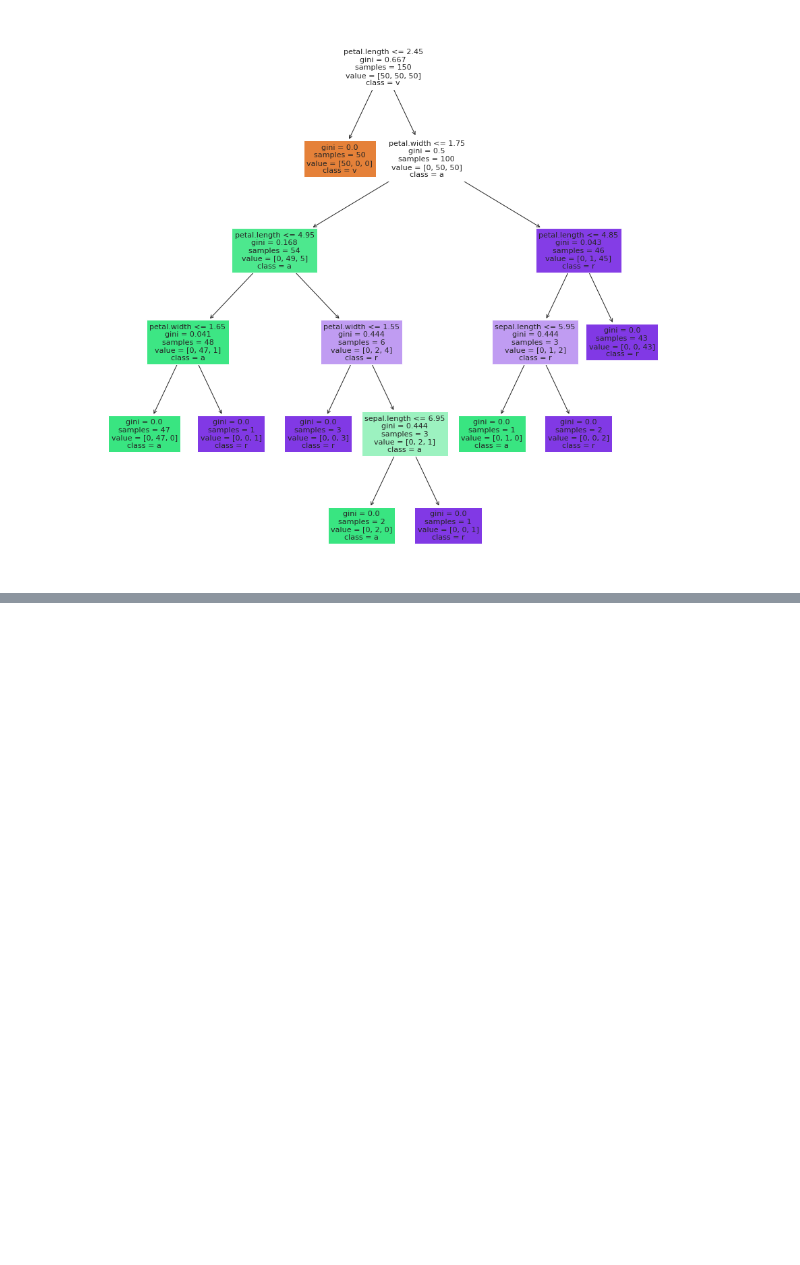
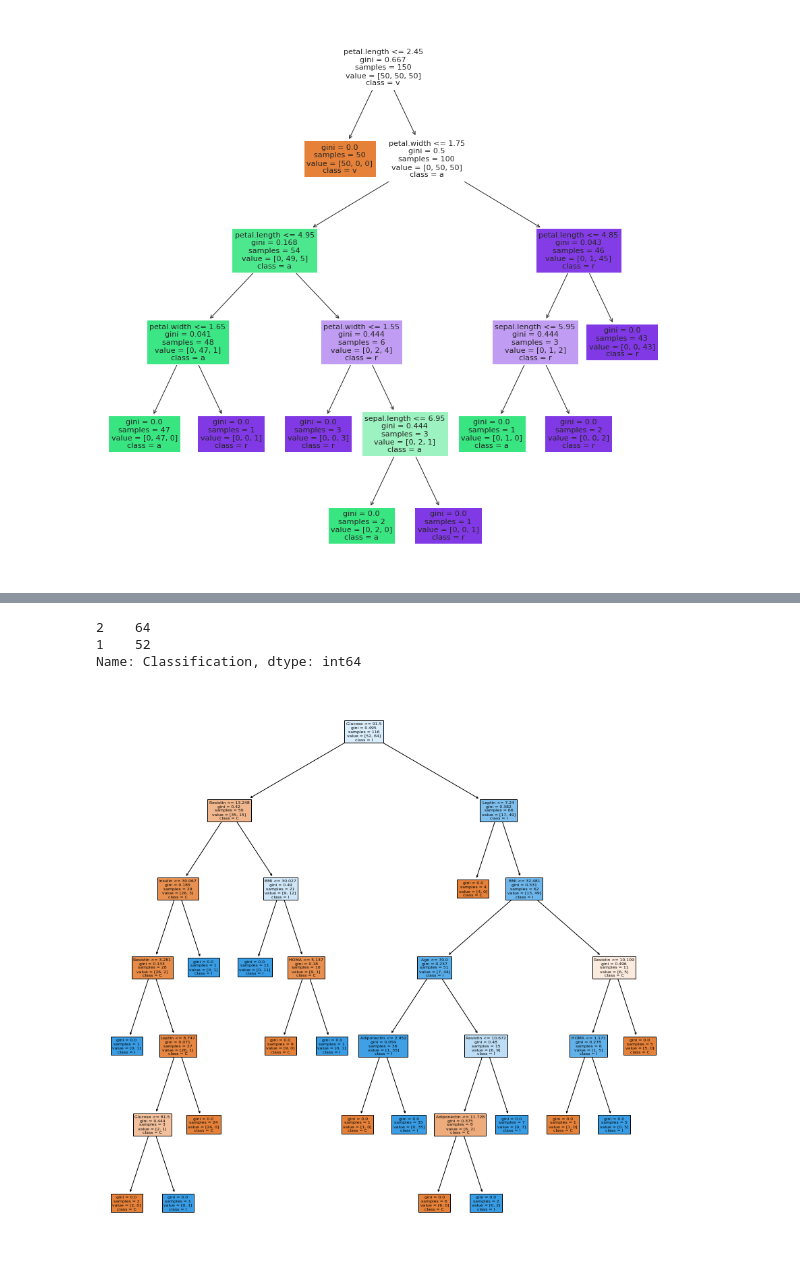
Before and after one commit to Ahmad-Dani-Kurniawan/DATAMINING, a Jupyter notebook: _sources/notebooks.ipynb, the cells around one changed output, grey strips where cells are left out. Saved outputs shown, nothing was run; the diff lists cells and outputs as text; code cells hidden in the pictures; blank space fills up the shorter version.

```diff
--- a/_sources/notebooks.ipynb
+++ b/_sources/notebooks.ipynb
@@ -702,0 +850,3 @@ _ = tree.plot_tree(clf, feature_names=list(dataset.columns.values)[:4], class_na
+# %%
+# Untuk mengimportkan dataset dari github ke collab
+datauts = pd.read_csv('https://raw.githubusercontent.com/Ahmad-Dani-Kurniawan/datamining/main/dataR2.csv')
@@ -702,0 +863,18 @@ _ = tree.plot_tree(clf, feature_names=list(dataset.columns.values)[:4], class_na
+# %%
+# melihat klasifikasi dari data
+datauts.Classification.value_counts()
+# %% [output]
+2    64
+1    52
+Name: Classification, dtype: int64
+# %%
+y = datauts["Classification"]
+x = datauts.drop(columns=["Classification"])
+clf = tree.DecisionTreeClassifier(criterion="gini")
+clf = clf.fit(x, y)
+# %%
+# Menampilkan tree plot dari dataset
+fig = plt.figure(figsize=(15,15))
+_ = tree.plot_tree(clf, feature_names=list(datauts.columns.values)[:9], class_names=list(datauts.columns.values)[9] ,filled=True)
+# %% [output]
+[figure, added]
```
Also changed, not shown: parts of 21 cells of this notebook, 6 other files.
